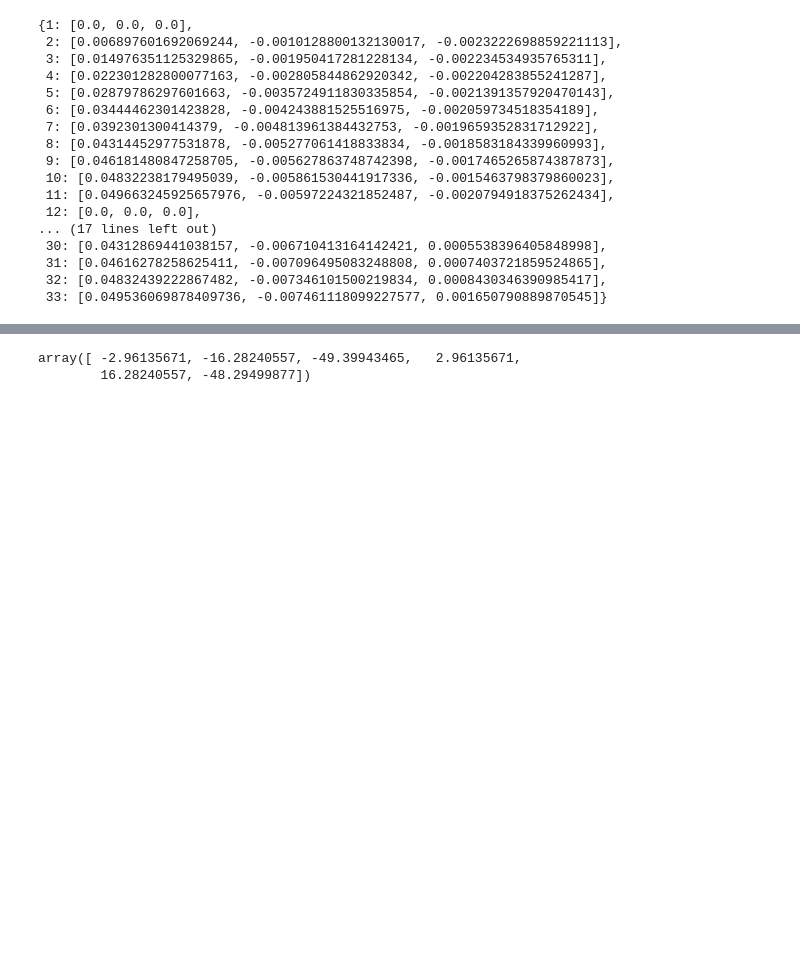
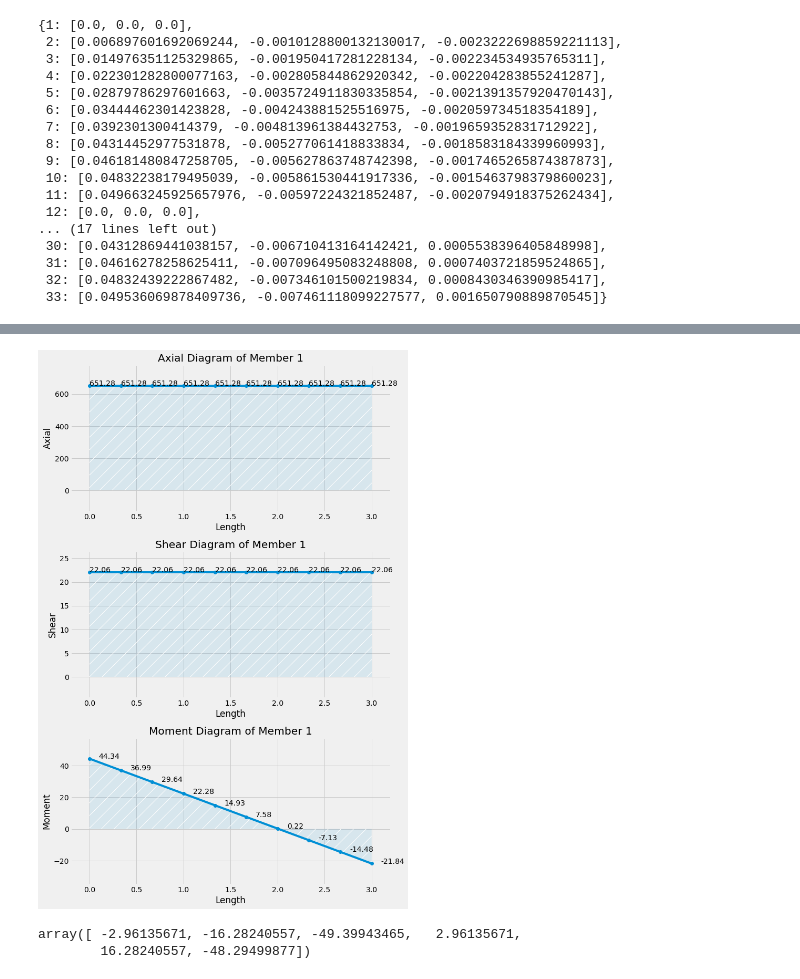
Before and after one commit to mjamezquidilla/pysead, a Jupyter notebook: Examples/Frame_2D/Example 5A.ipynb, the cells around one changed output, grey strips where cells are left out. Saved outputs shown, nothing was run; the diff lists cells and outputs as text; code cells hidden in the pictures; blank space fills up the shorter version.

```diff
--- a/Examples/Frame_2D/Example 5A.ipynb
+++ b/Examples/Frame_2D/Example 5A.ipynb
@@ -137,3 +137,7 @@ M11.Plot_Diagrams(figure_size=[7,10])
+# %%
+M1.Plot_Diagrams()
+# %% [output]
+[figure, added]
 # %%
 Frame.solved_member_forces[32]
 # %% [output]
```
Also changed, not shown: parts of 6 cells of this notebook, 6 other files.
